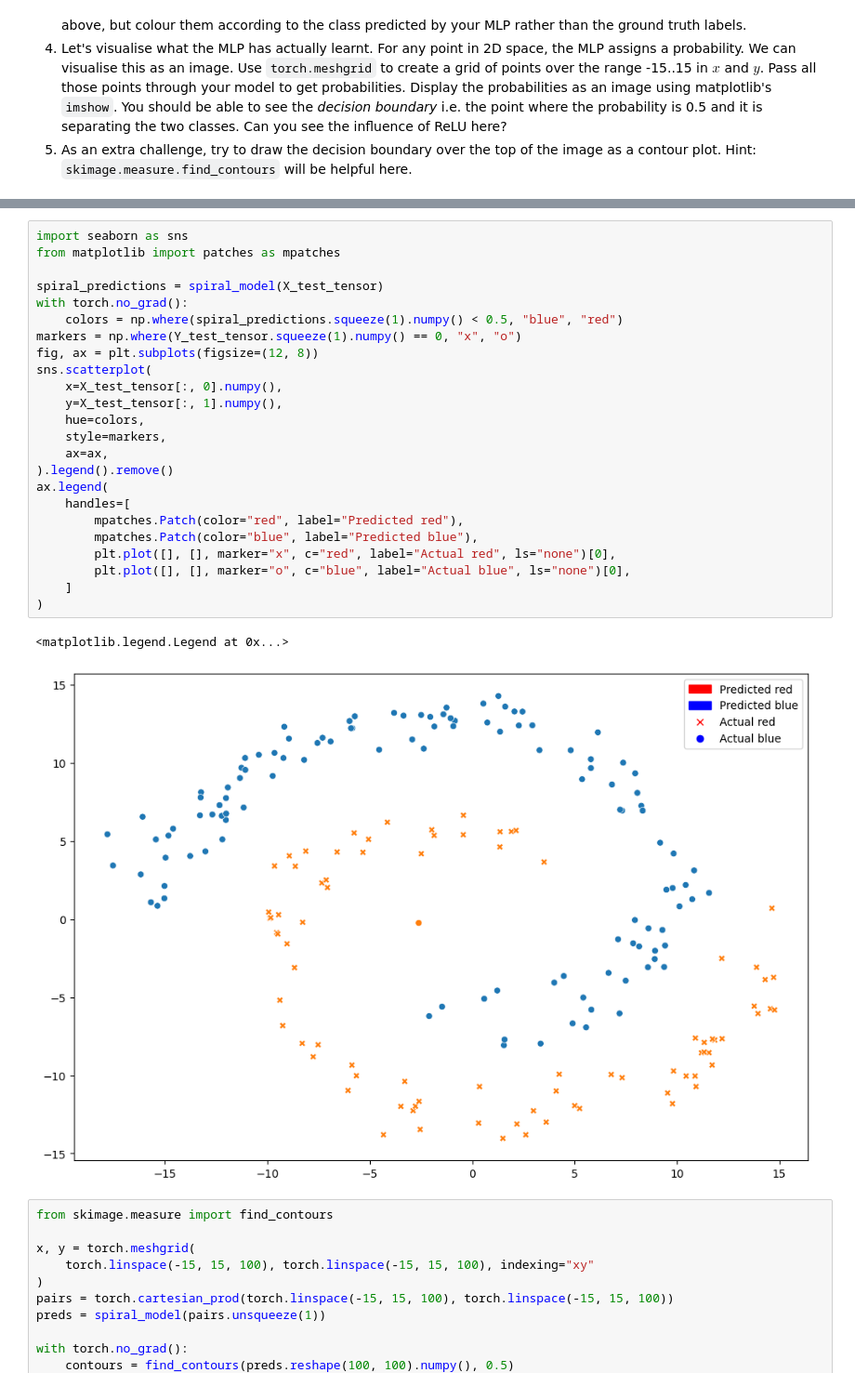
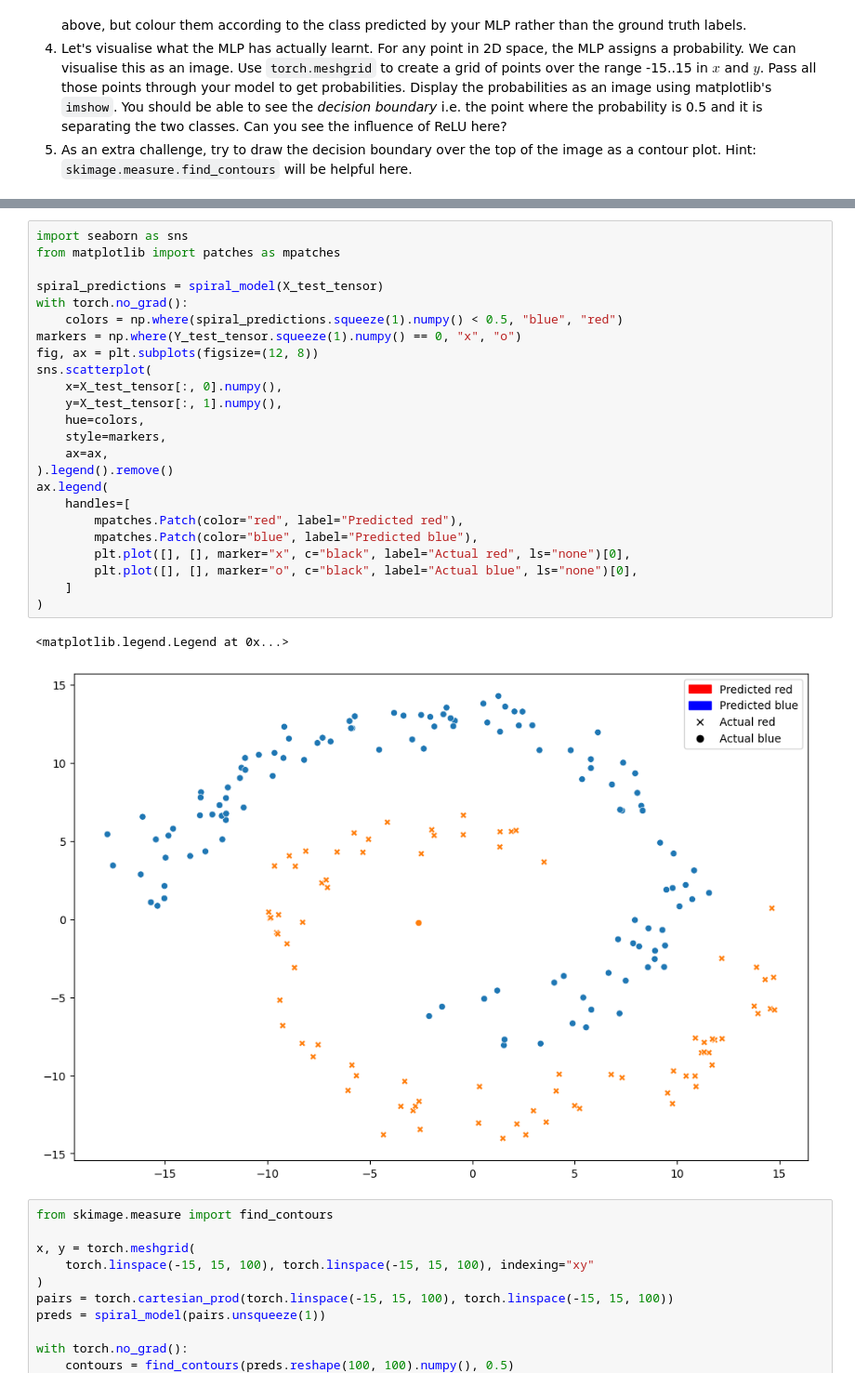
Before and after one commit to dont-text-me/INT3-work, a Jupyter notebook: week-7/PADL_Week7.ipynb, the cells around one changed output, grey strips where cells are left out. Shown: that part at 93% size. Saved outputs shown, nothing was run; the diff lists cells and outputs as text.

Commit message:
improve plot p2

```diff
--- a/week-7/PADL_Week7.ipynb
+++ b/week-7/PADL_Week7.ipynb
@@ -429,30 +429,30 @@ epoch 4800, loss 0.00020646680786740035
 # %%
 import seaborn as sns
 from matplotlib import patches as mpatches
 
 spiral_predictions = spiral_model(X_test_tensor)
 with torch.no_grad():
     colors = np.where(spiral_predictions.squeeze(1).numpy() < 0.5, "blue", "red")
 markers = np.where(Y_test_tensor.squeeze(1).numpy() == 0, "x", "o")
 fig, ax = plt.subplots(figsize=(12, 8))
 sns.scatterplot(
     x=X_test_tensor[:, 0].numpy(),
     y=X_test_tensor[:, 1].numpy(),
     hue=colors,
     style=markers,
     ax=ax,
 ).legend().remove()
 ax.legend(
     handles=[
         mpatches.Patch(color="red", label="Predicted red"),
         mpatches.Patch(color="blue", label="Predicted blue"),
-        plt.plot([], [], marker="x", c="red", label="Actual red", ls="none")[0],
-        plt.plot([], [], marker="o", c="blue", label="Actual blue", ls="none")[0],
+        plt.plot([], [], marker="x", c="black", label="Actual red", ls="none")[0],
+        plt.plot([], [], marker="o", c="black", label="Actual blue", ls="none")[0],
     ]
 )
 # %% [output]
 <matplotlib.legend.Legend at 0x...>
-[figure, old version]
+[figure, new version]
 # %%
 from skimage.measure import find_contours
 
```
